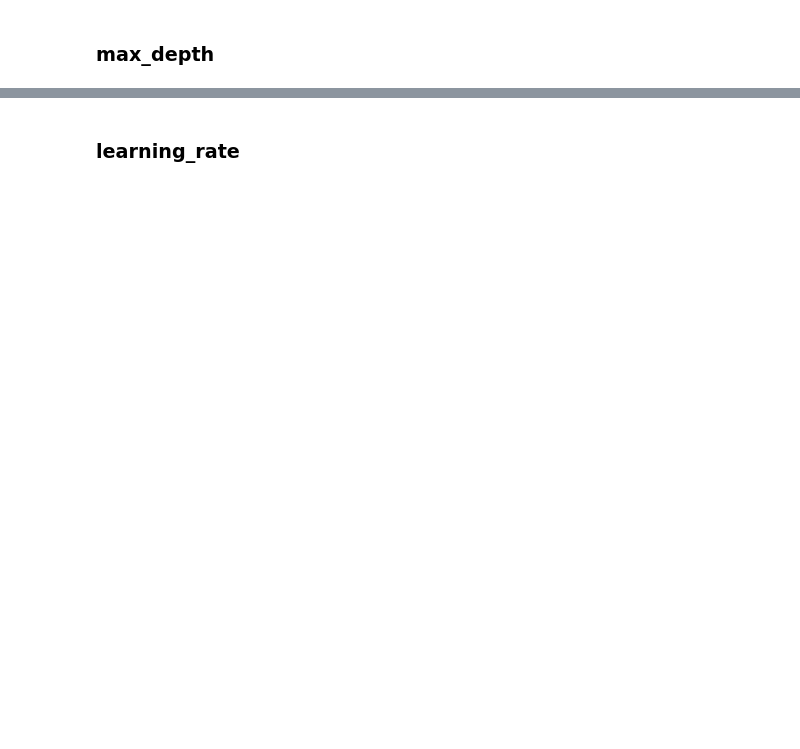
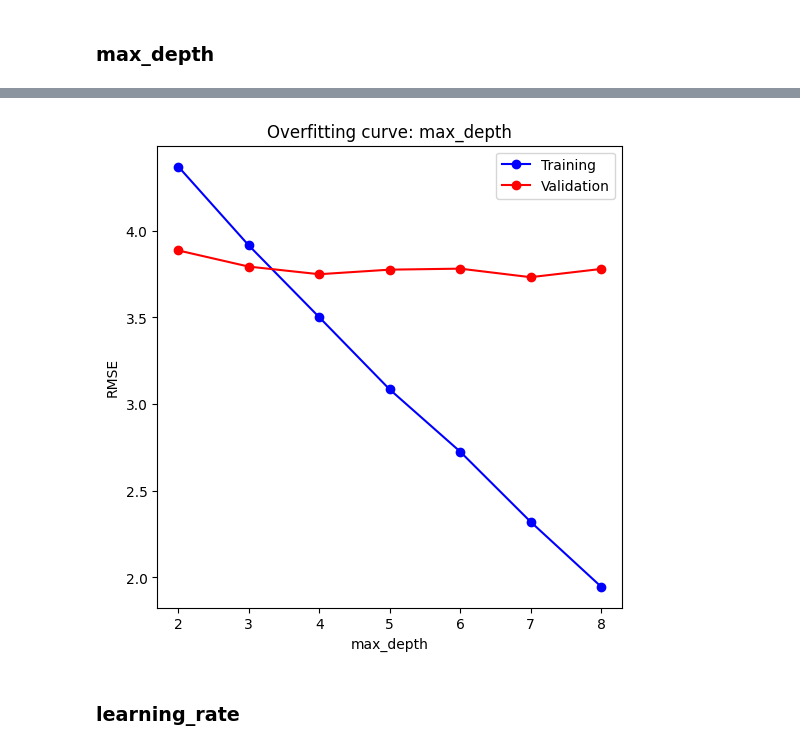
Before and after one commit to krzysikd/Uber_Fare_Prediction, a Jupyter notebook: Uber_Fares_Prediction.ipynb, the cells around one changed output, grey strips where cells are left out. Saved outputs shown, nothing was run; the diff lists cells and outputs as text; code cells hidden in the pictures; blank space fills up the shorter version.

```diff
--- a/Uber_Fares_Prediction.ipynb
+++ b/Uber_Fares_Prediction.ipynb
@@ -811,2 +819,8 @@ standard_params = {
+# %%
+standard_params['n_estimators'] = 100
 # %% [markdown]
 ### max_depth
+# %%
+%%time
+test_param_and_plot(XGBRegressor, 'max_depth', [2, 3, 4, 5, 6, 7, 8], **standard_params)
+# %% [output]
@@ -812,0 +829 @@ standard_params = {
+[figure, added]
```
Also changed, not shown: parts of 24 cells of this notebook.
